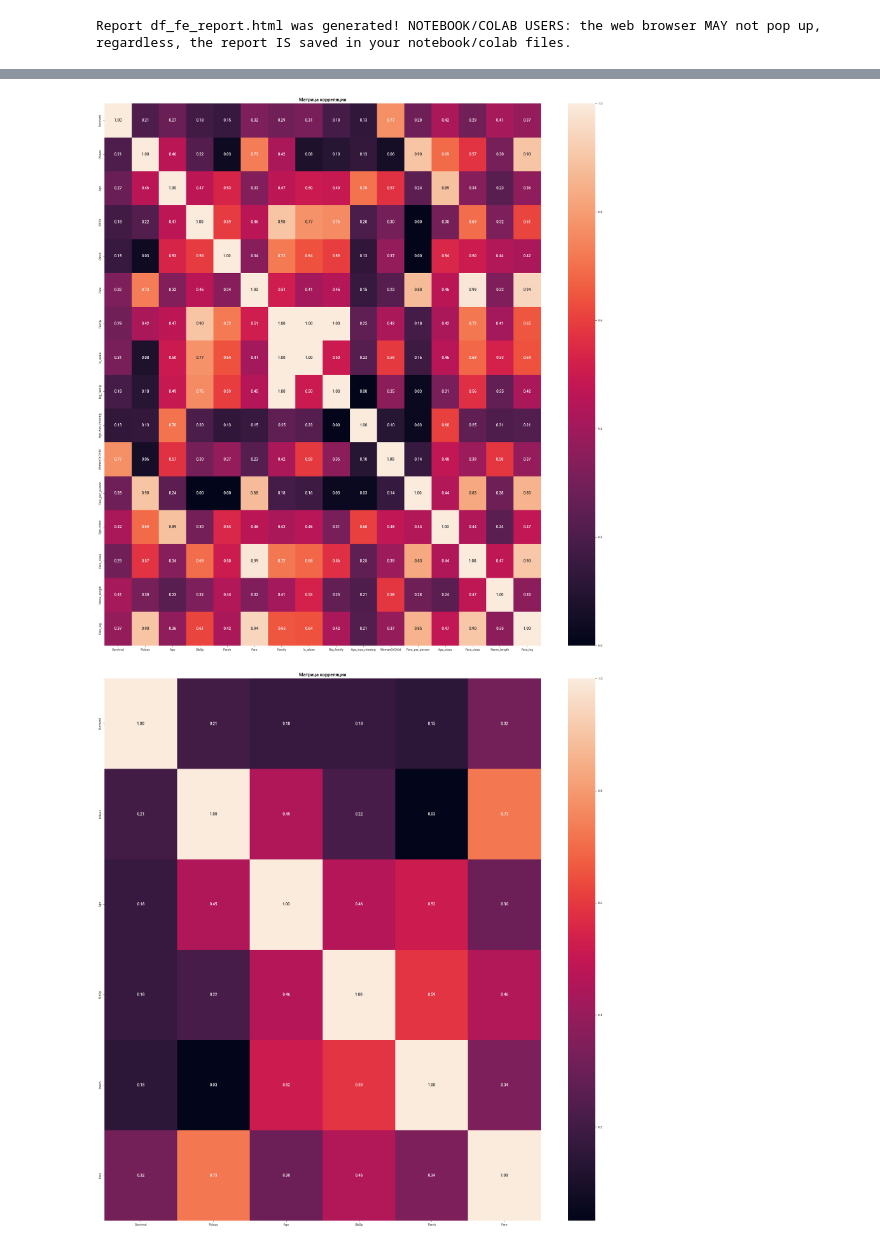
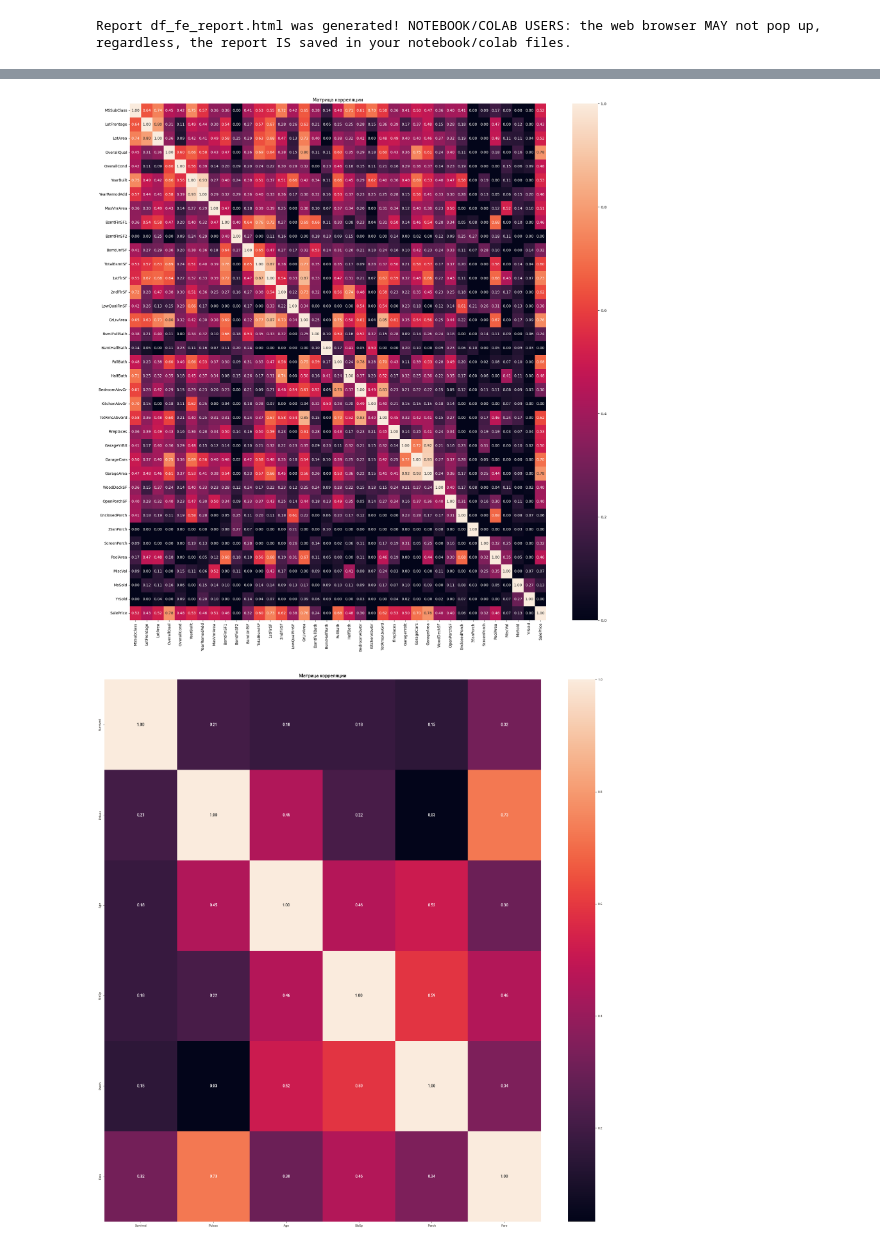
Before and after one commit to rusiich/House-Prices-kaggle-, a Jupyter notebook: notebooks/EDA_RESULTS.ipynb, the cells around one changed output, grey strips where cells are left out. Drawn from its saved outputs; the diff is of its cells as text; code cells hidden in the pictures.

```diff
--- a/notebooks/EDA_RESULTS.ipynb
+++ b/notebooks/EDA_RESULTS.ipynb
@@ -350,9 +223,10 @@ plot_pairwise_numeric_by_target(
 # %%
 from src.utils import draw_phik_matrix
+from src.schema import ID_COLUMN
 import phik
-draw_phik_matrix(df_fe, drop_columns=['PassengerId'])
+draw_phik_matrix(df_fe, drop_columns=[])
 # %% [output]
-[figure, old version]
+[figure, new version]
 # %%
 draw_phik_matrix(df, drop_columns=['PassengerId'])
 # %% [output]
```
Also changed, not shown: parts of 8 cells of this notebook, 52 other files.
